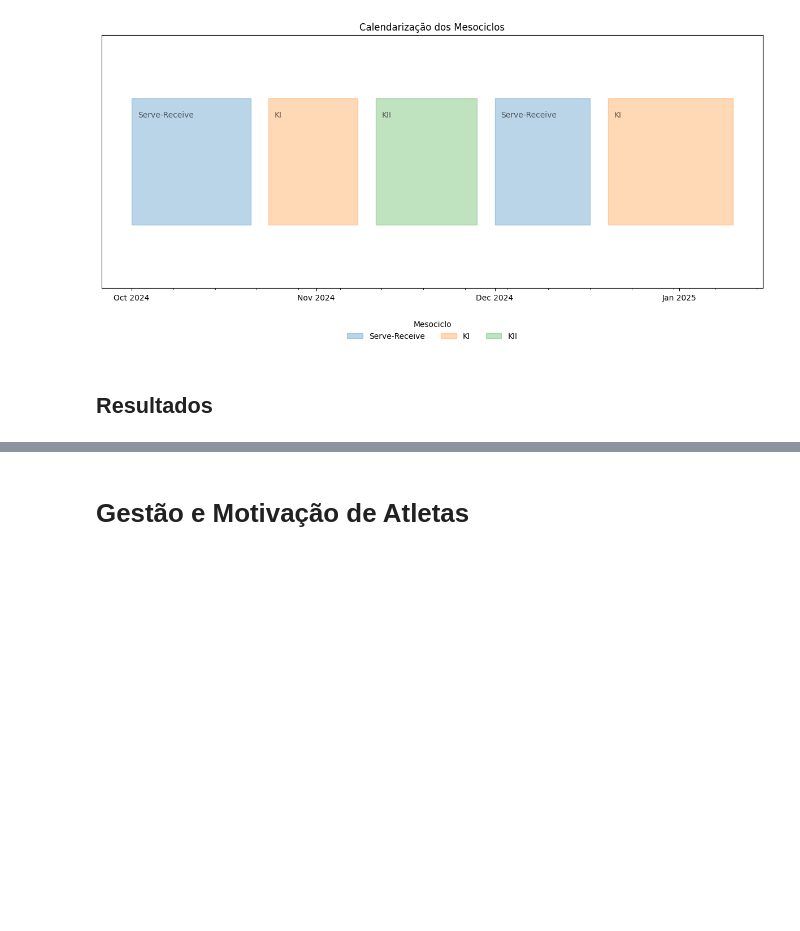
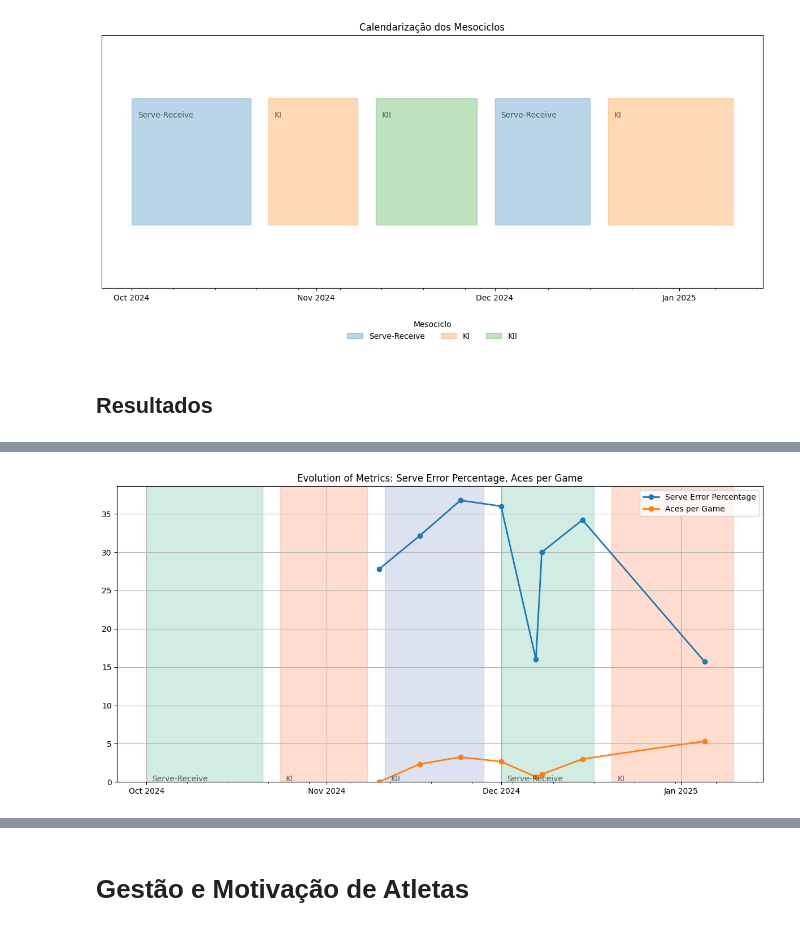
Before and after one commit to pmalves/coach-report-lv1, a Jupyter notebook: Dossier_de_Estágio_Pedro_Alves.ipynb, the cells around one changed output, grey strips where cells are left out. Drawn from its saved outputs; the diff is of its cells as text; code cells hidden in the pictures; blank space fills up the shorter version.

```diff
--- a/Dossier_de_Estágio_Pedro_Alves.ipynb
+++ b/Dossier_de_Estágio_Pedro_Alves.ipynb
@@ -423,19 +423,19 @@ mesocycles = [
 ]
 
 # Convert the mesocycles list into a DataFrame
-df = pd.DataFrame(mesocycles, columns=["Mesocycle", "Start Date", "End Date"])
-df["Start Date"] = pd.to_datetime(df["Start Date"])
-df["End Date"] = pd.to_datetime(df["End Date"])
+mesocycle_df = pd.DataFrame(mesocycles, columns=["Mesocycle", "Start Date", "End Date"])
+mesocycle_df["Start Date"] = pd.to_datetime(mesocycle_df["Start Date"])
+mesocycle_df["End Date"] = pd.to_datetime(mesocycle_df["End Date"])
 
 # Assign a unique category index to each mesocycle for consistent coloring
 categories = {name: idx for idx, name in enumerate(df["Mesocycle"].unique())}
-df["Category"] = df["Mesocycle"].map(categories)
+mesocycle_df["Category"] = mesocycle_df["Mesocycle"].map(categories)
 
 # Create the plot
 fig, ax = plt.subplots(figsize=(12, 6))  # Increased width for better visualization
 
 # Draw areas for each mesocycle
-for idx, row in df.iterrows():
+for idx, row in mesocycle_df.iterrows():
     ax.fill_betweenx(
         y=[-0.5, 0.5],  # Define the vertical position of the area
         x1=row["Start Date"],
@@ -840,0 +929,55 @@ Vamos agora tentar entender a evolução de métricas específicas do jogo, prin
+# %%
+#@title Serviço
+
+
+import matplotlib.pyplot as plt
+import matplotlib.dates as mdates
+import pandas as pdimport
+import seaborn as sns
+
+# Mesocycle data is above
+
+
+# Generate a dynamic color palette for unique phases
+unique_phases = mesocycle_df['Mesocycle'].unique()
+color_palette = sns.color_palette('Set2', len(unique_phases))  # Choose a palette with enough distinct colors
+phase_colors = dict(zip(unique_phases, color_palette))  # Map each phase to a color
+
+# Function to plot metrics with mesocycle areas and labels
+def plot_metrics_with_mesocycles(stats_df, metrics, mesocycle_df):
+    plt.figure(figsize=(12, 6))
+
+    # Plot mesocycle areas with dynamic colors and labels inside the areas
+    for _, row in mesocycle_df.iterrows():
+        color = phase_colors[row['Mesocycle']]  # Get the color for the current phase
+        plt.axvspan(row['Start Date'], row['End Date'], color=color, alpha=0.3)
+
+        # Add the mesocycle label inside the area (top-left)
+        plt.text(row['Start Date'] + pd.Timedelta(days=1), plt.gca().get_ylim()[1] * 0.9,
+                 row['Mesocycle'], fontsize=10, color='black', alpha=0.6, ha='left', va='top')
+
+    # Plot each metric as a dot-line chart
+    for metric in metrics:
+        plt.plot(stats_df['Date'], stats_df[metric], marker='o', linestyle='-', linewidth=2, label=metric)
+
+    # Customize the chart
+    plt.title(f"Evolution of Metrics: {', '.join(metrics)}")
+    plt.ylim(bottom=0)
+    # plt.xlabel('Date')
+    # plt.ylabel('Value')
+    # plt.xticks(rotation=45)
+    plt.gca().xaxis.set_major_formatter(mdates.DateFormatter('%b %Y'))
+    plt.gca().xaxis.set_major_locator(mdates.MonthLocator())
+    plt.gca().xaxis.set_minor_locator(mdates.WeekdayLocator())
+    plt.grid(True)
+    plt.legend()
+    plt.tight_layout()
+
+    # Show the chart
+    plt.show()
+
+# Usage:
+metrics = ["Serve Error Percentage","Aces per Game"]
+plot_metrics_with_mesocycles(stats_match_df, metrics, mesocycle_df)
+# %% [output]
+[figure, added]
```
Also changed, not shown: parts of 10 cells of this notebook.
